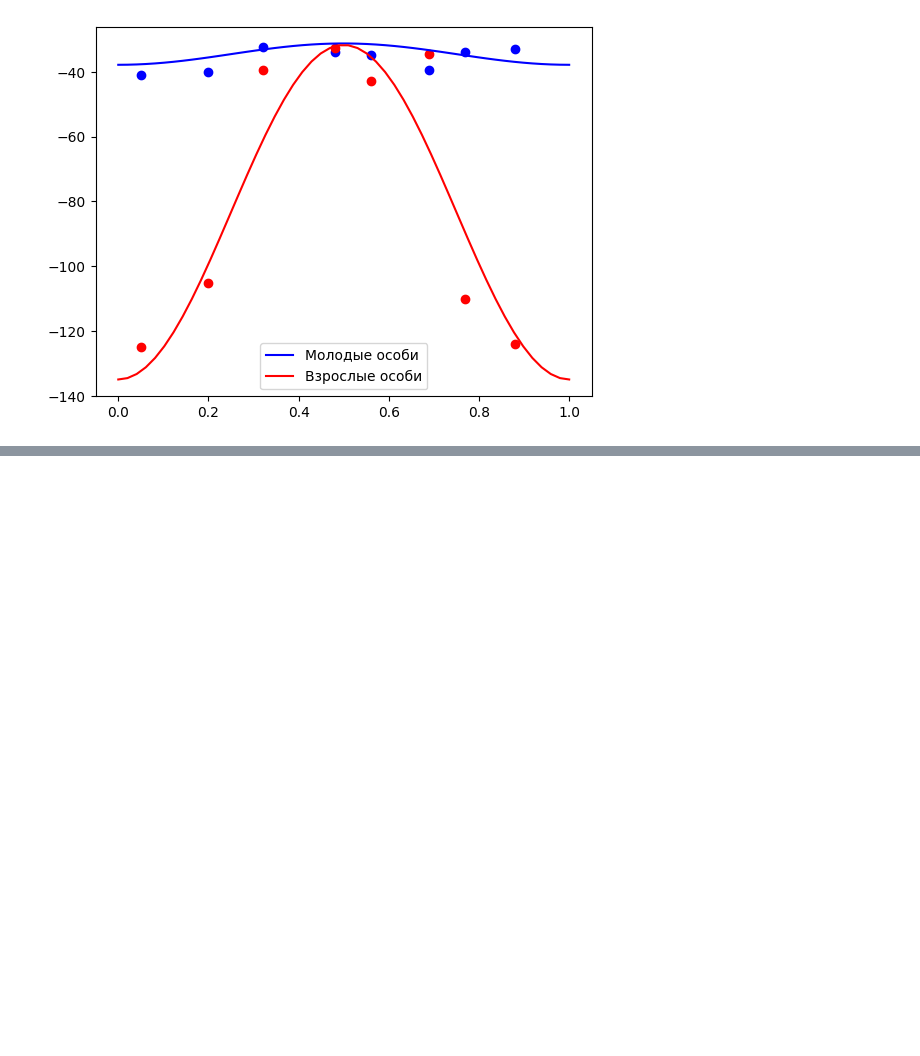
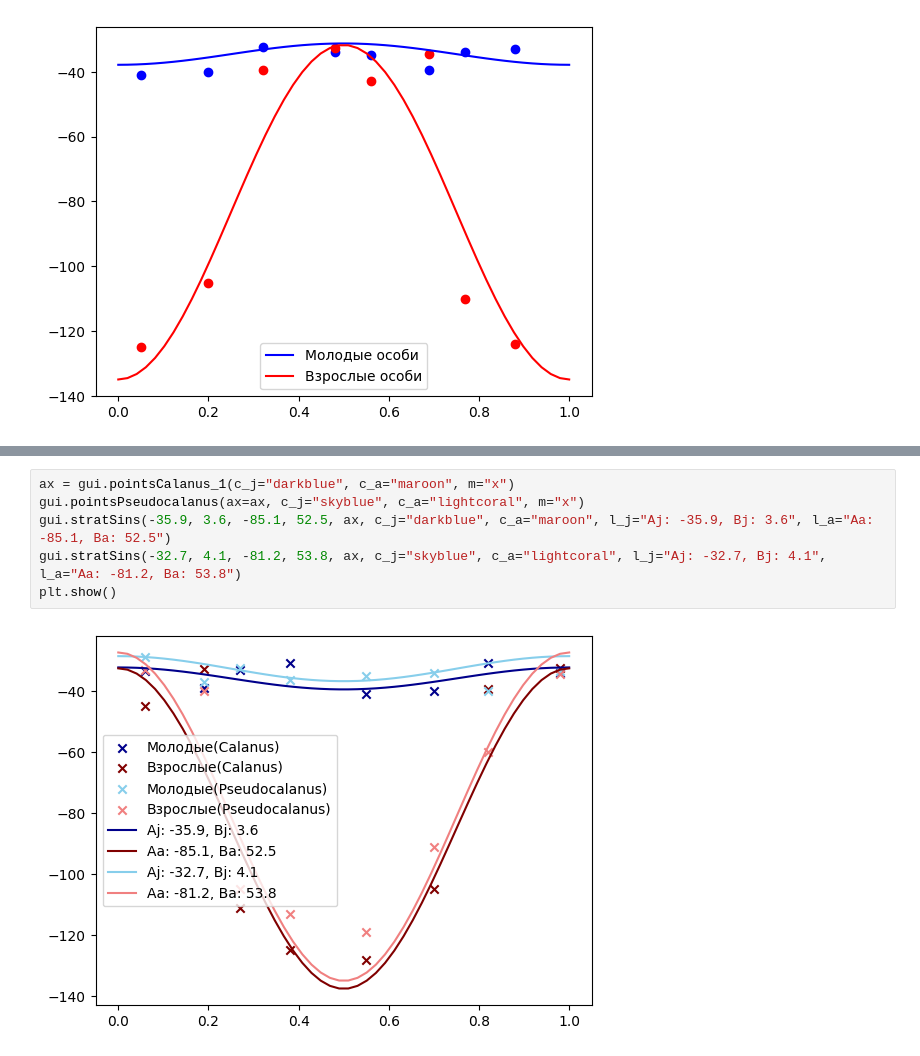
Before and after one commit to Recefi/predator-prey_model, a Jupyter notebook: report.ipynb, the cells around one changed output, grey strips where cells are left out. Saved outputs shown, nothing was run; the diff lists cells and outputs as text; blank space fills up the shorter version.

```diff
--- a/report.ipynb
+++ b/report.ipynb
@@ -160,0 +168,8 @@ plt.show()
+# %%
+ax = gui.pointsCalanus_1(c_j="darkblue", c_a="maroon", m="x")
+gui.pointsPseudocalanus(ax=ax, c_j="skyblue", c_a="lightcoral", m="x")
+gui.stratSins(-35.9, 3.6, -85.1, 52.5, ax, c_j="darkblue", c_a="maroon", l_j="Aj: -35.9, Bj: 3.6", l_a="Aa: -85.1, Ba: 52.5")
+gui.stratSins(-32.7, 4.1, -81.2, 53.8, ax, c_j="skyblue", c_a="lightcoral", l_j="Aj: -32.7, Bj: 4.1", l_a="Aa: -81.2, Ba: 53.8")
+plt.show()
+# %% [output]
+[figure, added]
```
Also changed, not shown: parts of 3 cells of this notebook, 1 other file.
